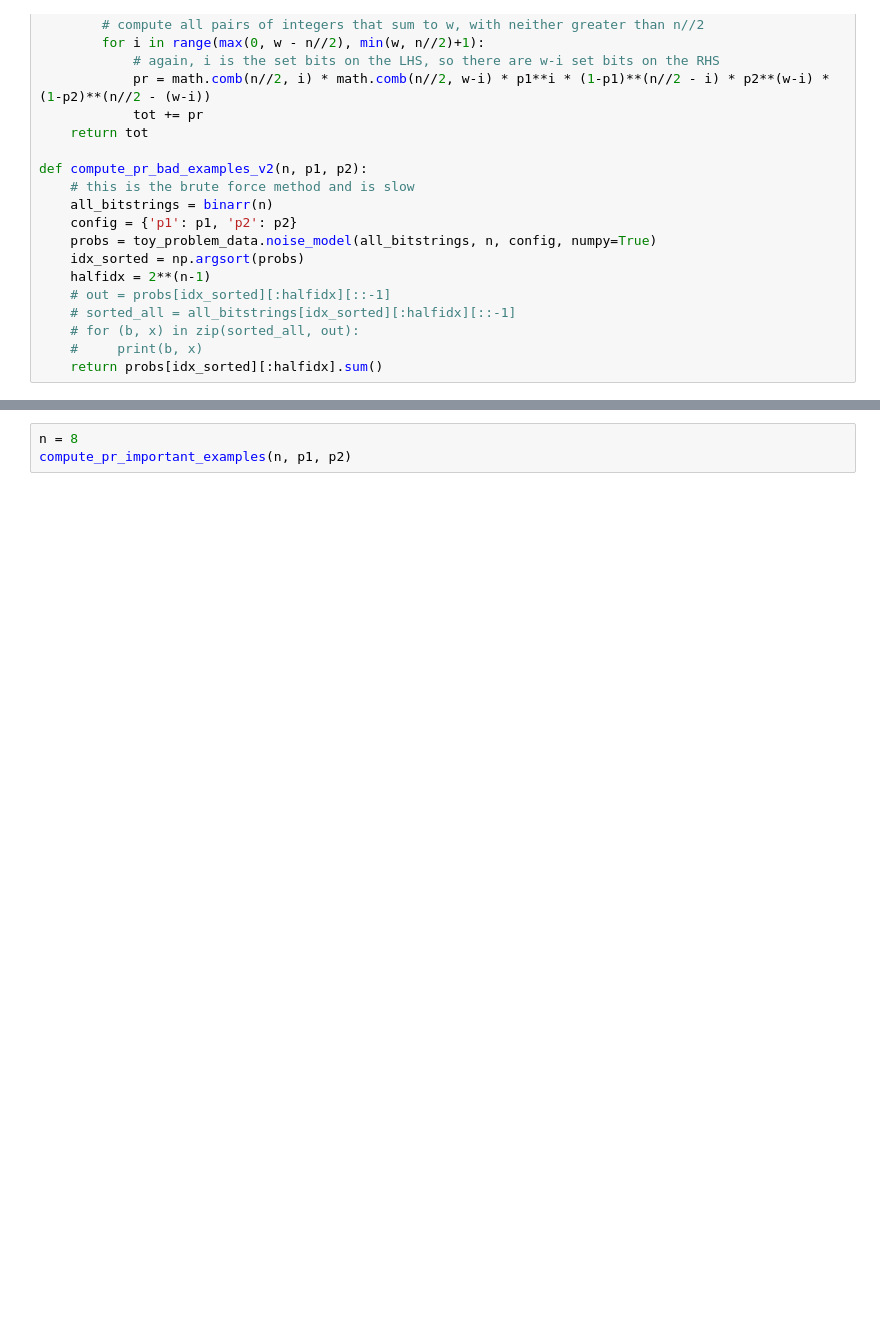
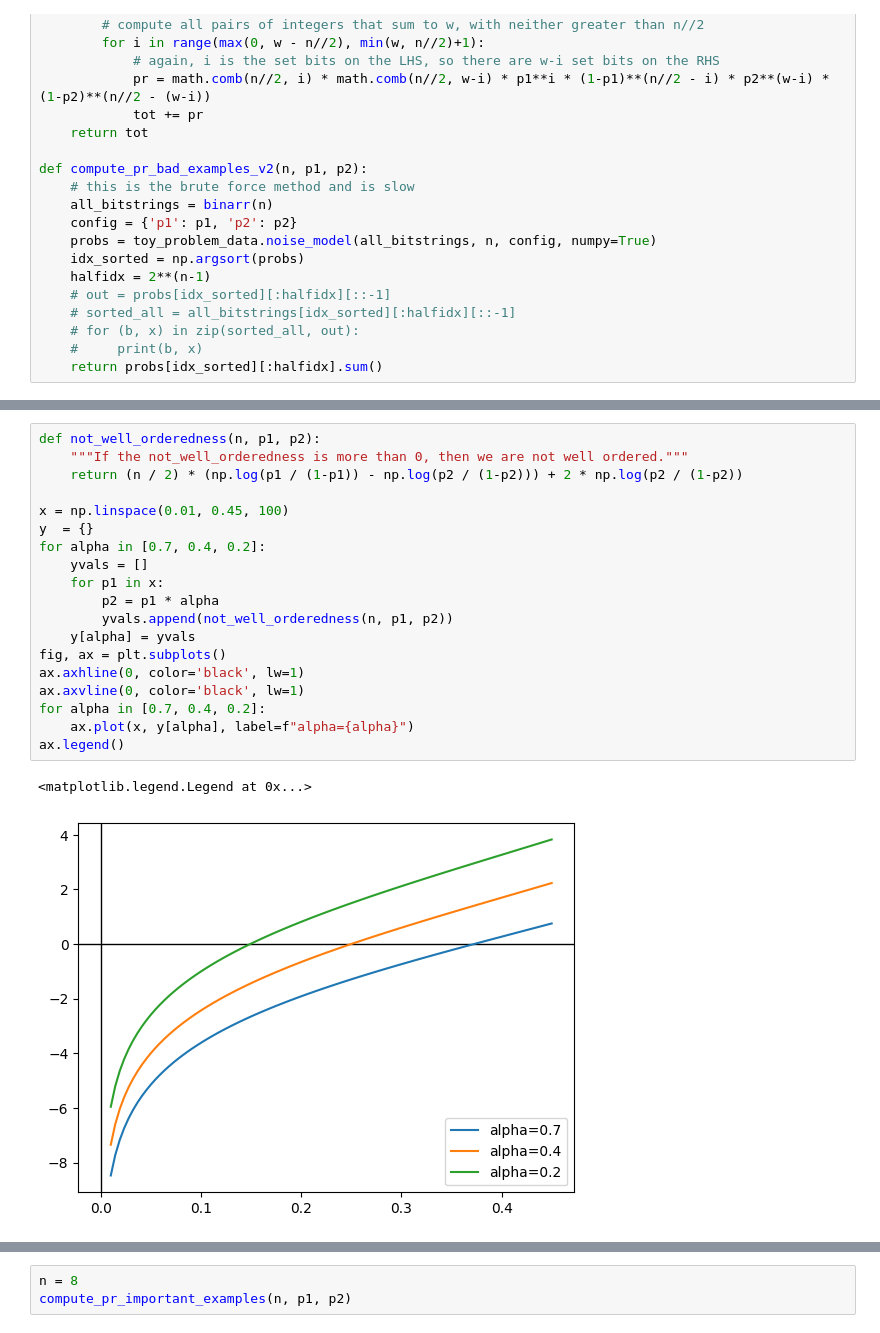
Before and after one commit to peterse/mldec, a Jupyter notebook: src/mldec/datasets/toy_problem_workbook.ipynb, the cells around one changed output, grey strips where cells are left out. Drawn from its saved outputs; the diff is of its cells as text; blank space fills up the shorter version.

```diff
--- a/src/mldec/datasets/toy_problem_workbook.ipynb
+++ b/src/mldec/datasets/toy_problem_workbook.ipynb
@@ -117,0 +202,22 @@ print(bitflips_upper_limit_v1(p1, p2))
+# %%
+def not_well_orderedness(n, p1, p2):
+    """If the not_well_orderedness is more than 0, then we are not well ordered."""
+    return (n / 2) * (np.log(p1 / (1-p1)) - np.log(p2 / (1-p2))) + 2 * np.log(p2 / (1-p2))
+
+x = np.linspace(0.01, 0.45, 100)
+y  = {}
+for alpha in [0.7, 0.4, 0.2]:
+    yvals = []
+    for p1 in x:
+        p2 = p1 * alpha
+        yvals.append(not_well_orderedness(n, p1, p2))
+    y[alpha] = yvals
+fig, ax = plt.subplots()
+ax.axhline(0, color='black', lw=1)
+ax.axvline(0, color='black', lw=1)
+for alpha in [0.7, 0.4, 0.2]:
+    ax.plot(x, y[alpha], label=f"alpha={alpha}")
+ax.legend()
+# %% [output]
+<matplotlib.legend.Legend at 0x...>
+[figure, added]
```
Also changed, not shown: parts of 18 cells of this notebook.
